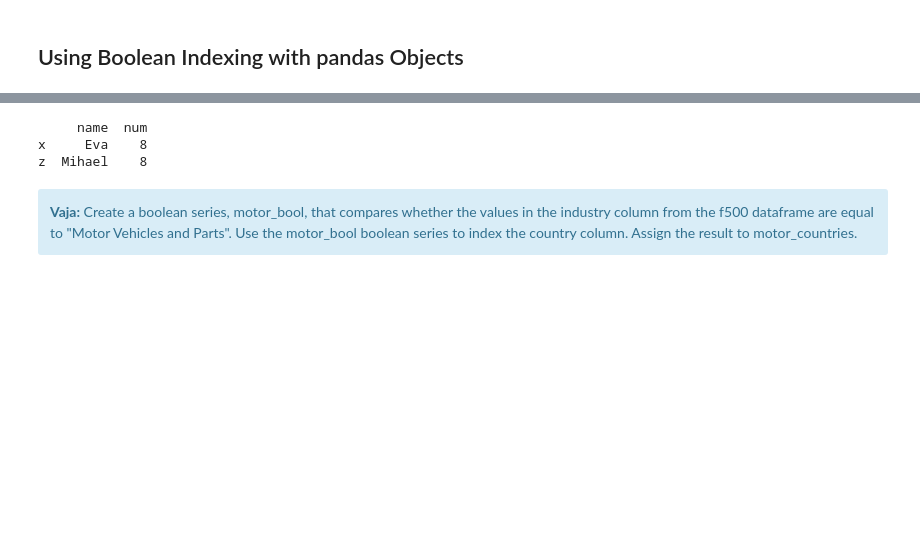
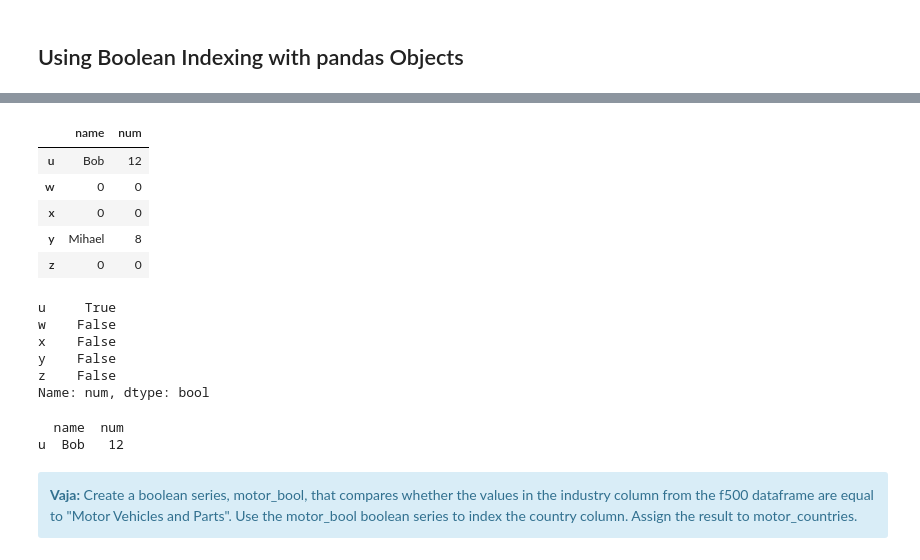
Before and after one commit to mihajlov123/python-analitika-notes, a Jupyter notebook: Del_03_Uvod_v_Pandas/03_Uvod_v_Pandas_CLEAN.ipynb, the cells around one changed output, grey strips where cells are left out. Cells and saved outputs as stored; diff of their text form; code cells hidden in the pictures; blank space fills up the shorter version.

```diff
--- a/Del_03_Uvod_v_Pandas/03_Uvod_v_Pandas_CLEAN.ipynb
+++ b/Del_03_Uvod_v_Pandas/03_Uvod_v_Pandas_CLEAN.ipynb
@@ -643,12 +662,33 @@ df
+# %%
+# change
+# df.loc[df["name"] == "Eva", "name"] = "Ewa"
+# df.loc[df["name"] == "Ewa", "num"] = 1
+# df.loc[df["name"] == "Ewa", ["num", "name"]] = [2, "Ewwa"]
+df.loc[(df["name"] == "Eva") | (df["num"] == 5), ["num", "name"]] = [0, "0"]
+df
+# %% [output]
+|  | name | num |
+| u | Bob | 12 |
+| w | 0 | 0 |
+| x | 0 | 0 |
+| y | Mihael | 8 |
+| z | 0 | 0 |
 # %%
 # mask za stolpec, kjer vrednost enaka 8
-df["num"] == 8
-df2 = df[df["num"] == 8]
-print(df2)
+df["num"] == 12
 # %% [output]
-     name  num
-x     Eva    8
-z  Mihael    8
+u     True
+w    False
+x    False
+y    False
+z    False
+Name: num, dtype: bool
+# %%
+df2 = df[df["num"] == 12]
+print(df2)
+# %% [output]
+  name  num
+u  Bob   12
 # %% [markdown]
 <div class="alert alert-block alert-info">
 <b>Vaja:</b> Create a boolean series, motor_bool, that compares whether the values in the industry column from the f500 dataframe are equal to "Motor Vehicles and Parts".
```
Also changed, not shown: parts of 9 cells of this notebook, 5 other files.
